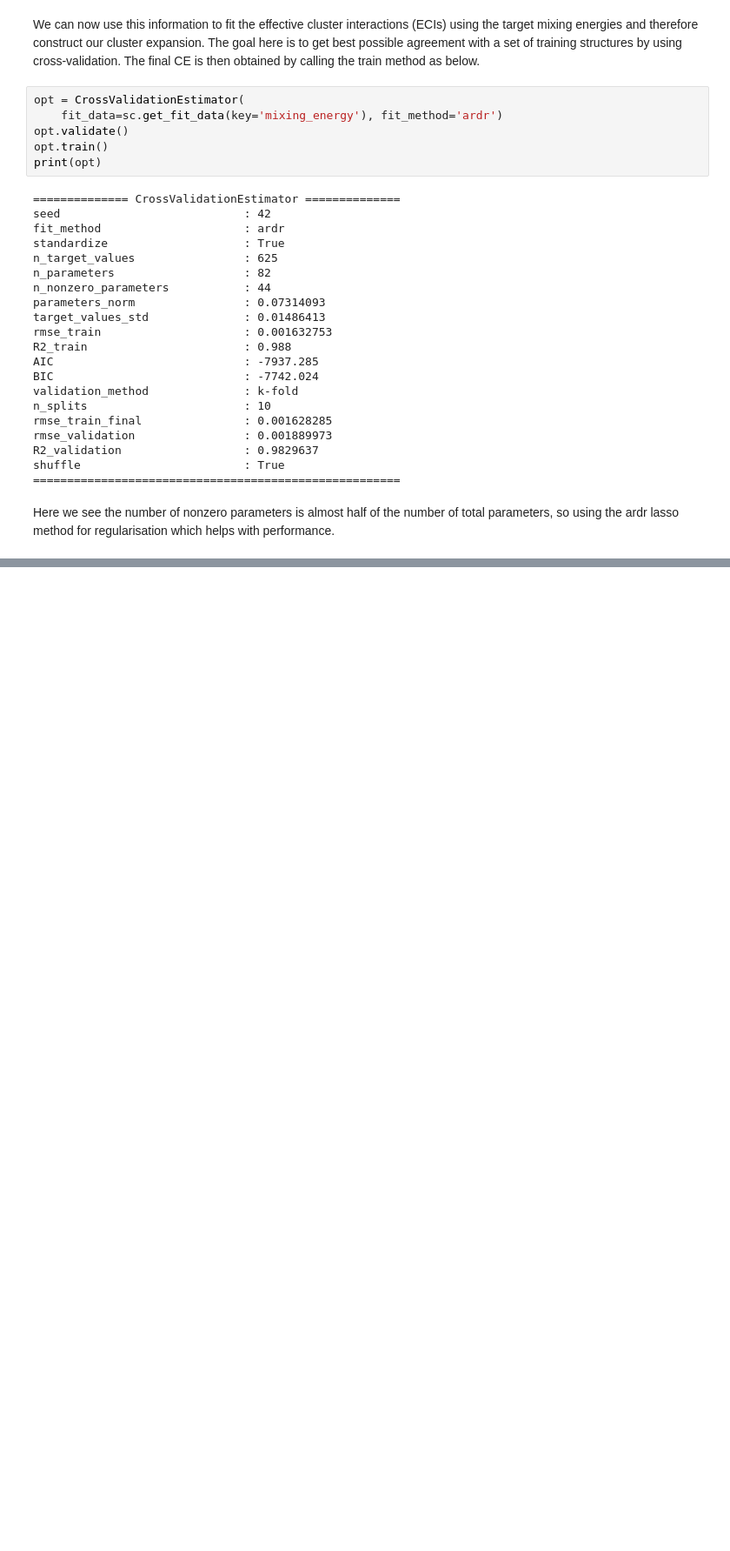
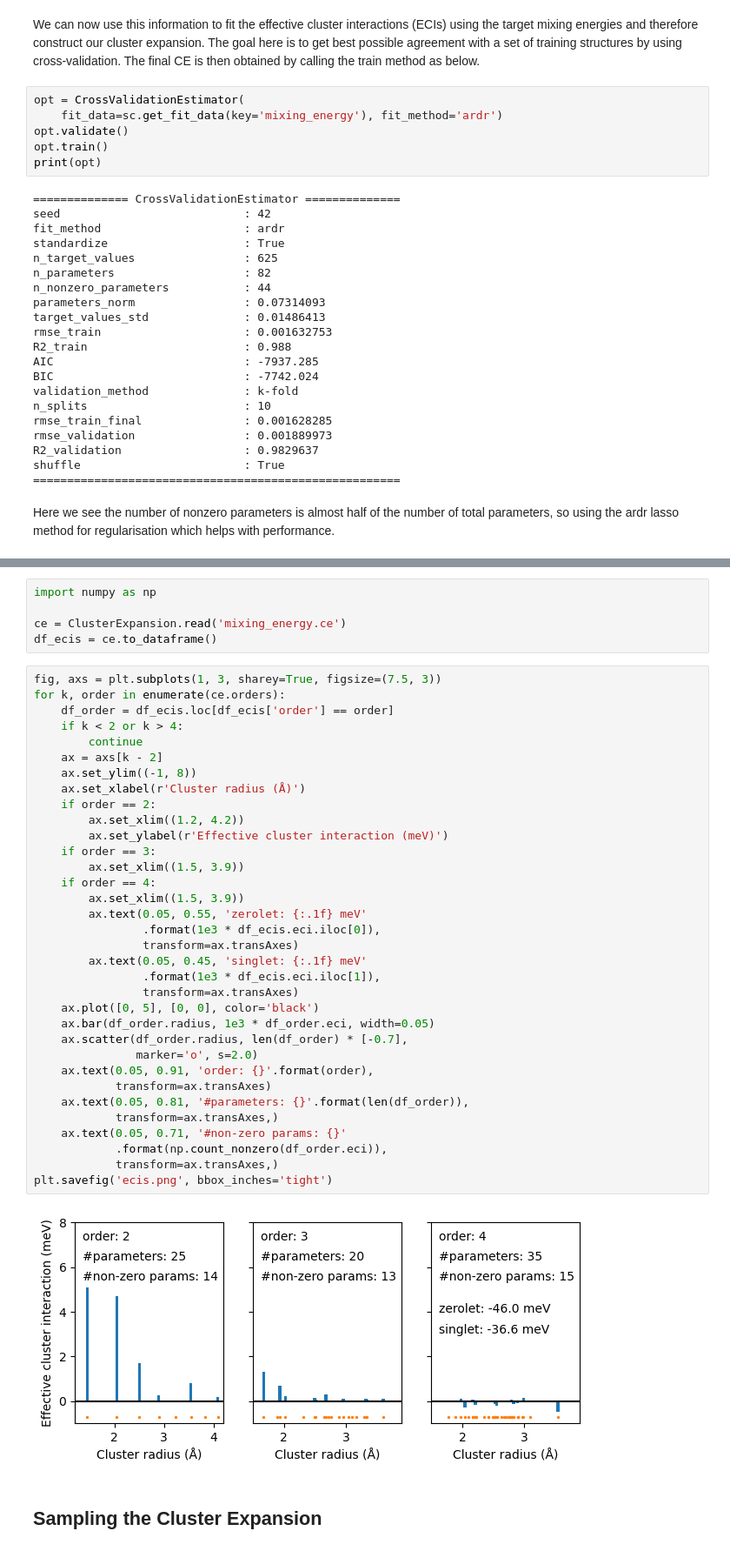
Before and after one commit to m-crabb/msc-dissertation-dnfs, a Jupyter notebook: notebooks/icet_agpb_tutorial.ipynb, the cells around one changed output, grey strips where cells are left out. Shown at 87% size. Cells and saved outputs as stored; diff of their text form; blank space fills up the shorter version.

```diff
--- a/notebooks/icet_agpb_tutorial.ipynb
+++ b/notebooks/icet_agpb_tutorial.ipynb
@@ -115,0 +223,43 @@ Here we see the number of nonzero parameters is almost half of the number of tot
+# %%
+import numpy as np
+
+ce = ClusterExpansion.read('mixing_energy.ce')
+df_ecis = ce.to_dataframe()
+# %%
+fig, axs = plt.subplots(1, 3, sharey=True, figsize=(7.5, 3))
+for k, order in enumerate(ce.orders):
+    df_order = df_ecis.loc[df_ecis['order'] == order]
+    if k < 2 or k > 4:
+        continue
+    ax = axs[k - 2]
+    ax.set_ylim((-1, 8))
+    ax.set_xlabel(r'Cluster radius (Å)')
+    if order == 2:
+        ax.set_xlim((1.2, 4.2))
+        ax.set_ylabel(r'Effective cluster interaction (meV)')
+    if order == 3:
+        ax.set_xlim((1.5, 3.9))
+    if order == 4:
+        ax.set_xlim((1.5, 3.9))
+        ax.text(0.05, 0.55, 'zerolet: {:.1f} meV'
+                .format(1e3 * df_ecis.eci.iloc[0]),
+                transform=ax.transAxes)
+        ax.text(0.05, 0.45, 'singlet: {:.1f} meV'
+                .format(1e3 * df_ecis.eci.iloc[1]),
+                transform=ax.transAxes)
+    ax.plot([0, 5], [0, 0], color='black')
+    ax.bar(df_order.radius, 1e3 * df_order.eci, width=0.05)
+    ax.scatter(df_order.radius, len(df_order) * [-0.7],
+               marker='o', s=2.0)
+    ax.text(0.05, 0.91, 'order: {}'.format(order),
+            transform=ax.transAxes)
+    ax.text(0.05, 0.81, '#parameters: {}'.format(len(df_order)),
+            transform=ax.transAxes,)
+    ax.text(0.05, 0.71, '#non-zero params: {}'
+            .format(np.count_nonzero(df_order.eci)),
+            transform=ax.transAxes,)
+plt.savefig('ecis.png', bbox_inches='tight')
+# %% [output]
+[figure, added]
+# %% [markdown]
+## Sampling the Cluster Expansion
```
Also changed, not shown: parts of 17 cells of this notebook, 4 other files.
